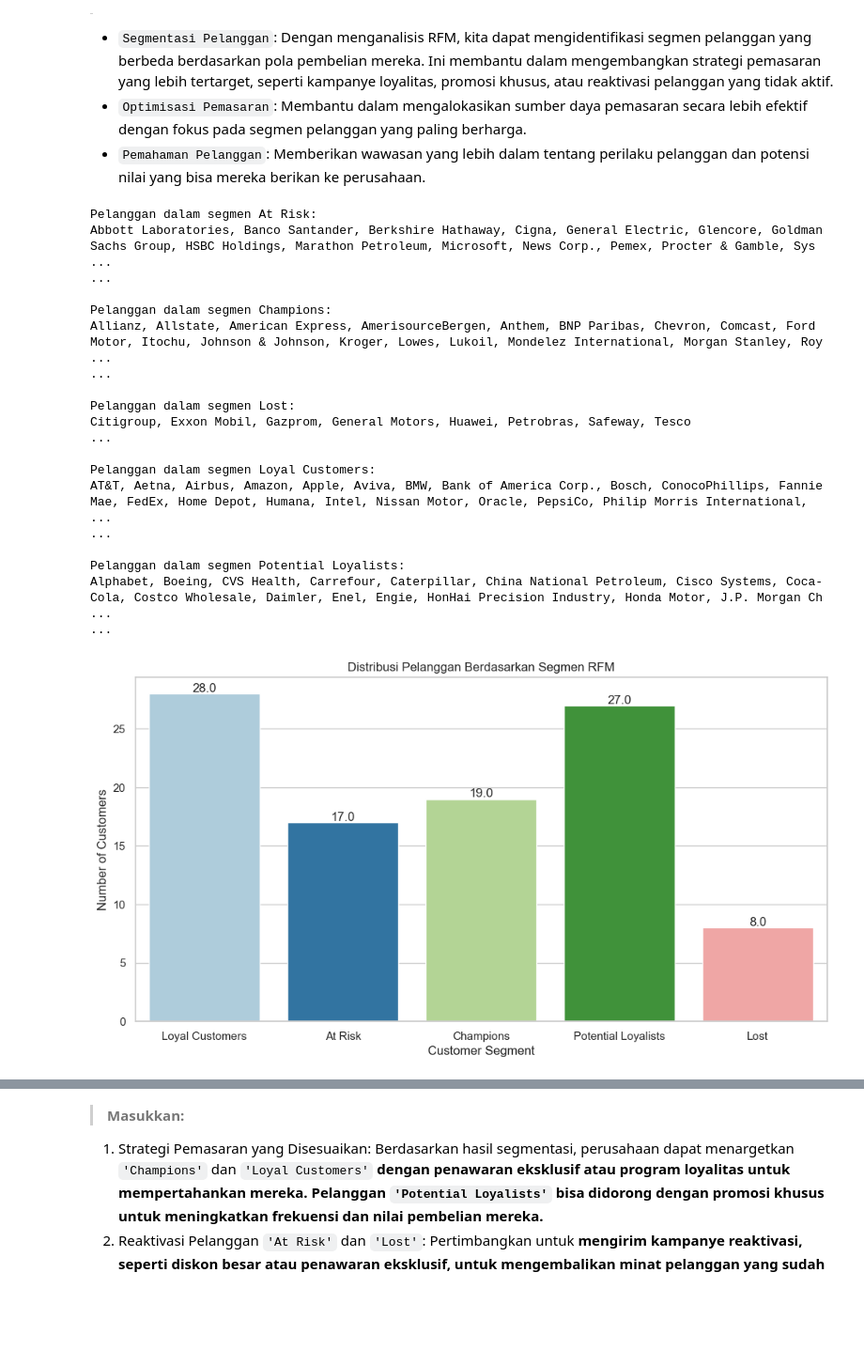
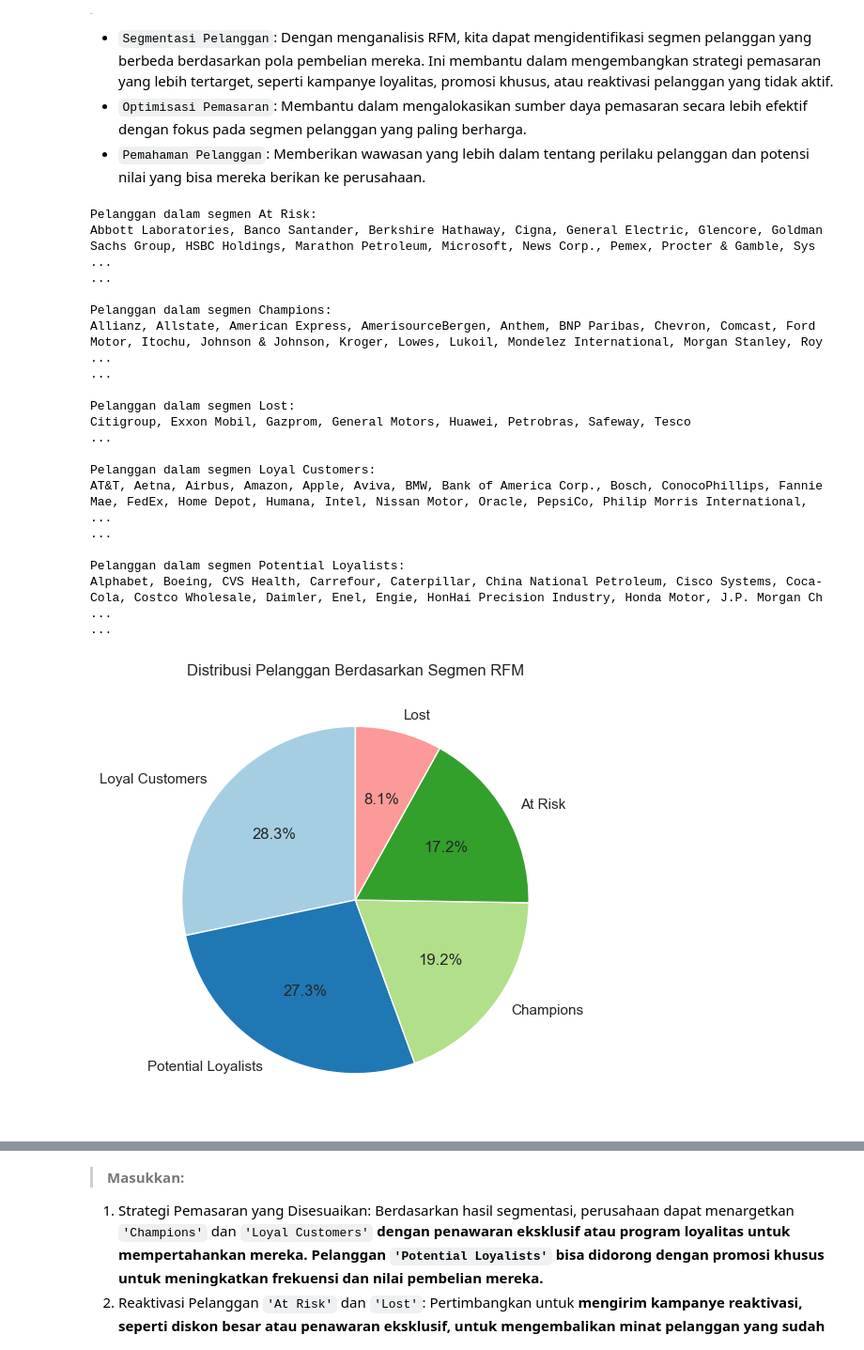
Before and after one commit to MRahmatHS/Capstone2_JCDS2504, a Jupyter notebook: Capstone II project Rahmat.ipynb, the cells around one changed output, grey strips where cells are left out. Shown at 94% size. Cells and saved outputs as stored; diff of their text form; code cells hidden in the pictures; blank space fills up the shorter version.

```diff
--- a/Capstone II project Rahmat.ipynb
+++ b/Capstone II project Rahmat.ipynb
@@ -649,7 +638,7 @@ Analisis ini bertujuan untuk mengevaluasi kinerja penjualan perusahaan dengan fo
 Analisis ini menganalisis bagaimana diskon mempengaruhi penjualan dan Profit Margin (%) dengan mengelompokkan data penjualan berdasarkan tingkat diskon yang diberikan.
 # %%
 # Rata-rata profit berdasarkan diskon
-average_profit_by_discount = df.groupby('Discount')['Profit Margin (%)'].mean()
+average_profit_by_discount = df.groupby('Discount')['Profit Margin (%)'].median()
 
 # Visualisasi
 plt.figure(figsize=(12, 6))
@@ -659,9 +648,9 @@ ax = sns.lineplot(x=average_profit_by_discount.index, y=average_profit_by_discou
 for x, y in zip(average_profit_by_discount.index, average_profit_by_discount.values):
     ax.annotate(f'{y:.2f}%', xy=(x, y), xytext=(5, 5), textcoords='offset points')
 
-plt.title('Average Profit Margin (%) by Discount Level')
+plt.title(' Profit Margin (%) by Discount Level')
 plt.xlabel('Discount')
-plt.ylabel('Average of Profit Margin (%)')
+plt.ylabel(' Median of Profit Margin (%)')
 plt.grid(True)
 plt.show()
 # %% [output]
@@ -1038,59 +1025,70 @@ segmen_list = rfm.groupby('Customer_Segment')['Customer'].apply(list).reset_inde
 for segment in segmen_list['Customer_Segment']:
     print(f"Pelanggan dalam segmen {segment}:")
     pelanggan = segmen_list[segmen_list['Customer_Segment'] == segment]['Customer'].values[0]
-    print(", ".join(pelanggan))  # Menampilkan 10 pelanggan pertama untuk setiap segmen
+    print(", ".join(pelanggan))
     print("...")
     print()
 
-# Visualisasi RFM
-plt.figure(figsize=(12, 6))
-ax = sns.countplot(data=rfm, x='Customer_Segment', palette='Paired')
+# # Visualisasi RFM
+# plt.figure(figsize=(12, 6))
+# ax = sns.countplot(data=rfm, x='Customer_Segment', palette='Paired')
 
-# Menambahkan anotasi jumlah pelanggan di atas setiap bar
-for p in ax.patches:
-    ax.annotate(f'{p.get_height()}',  # Jumlah pelanggan pada setiap bar
-                (p.get_x() + p.get_width() / 2., p.get_height()),  # Posisi anotasi
-                ha='center', va='center',
-                xytext=(0, 5),  # Jarak teks anotasi dari bar
-                textcoords='offset points')
+# # Menambahkan anotasi jumlah pelanggan di atas setiap bar
+# for p in ax.patches:
+#     ax.annotate(f'{p.get_height()}',  # Jumlah pelanggan pada setiap bar
+#                 (p.get_x() + p.get_width() / 2., p.get_height()),  # Posisi anotasi
+#                 ha='center', va='center',
+#                 xytext=(0, 5),  # Jarak teks anotasi dari bar
+#                 textcoords='offset points')
+# plt.title('Distribusi Pelanggan Berdasarkan Segmen RFM')
+# plt.xlabel('Customer Segment')
+# plt.ylabel('Number of Customers')
+
+
+# Visualisasi RFM: Mengganti dari Barplot ke Piechart
+plt.figure(figsize=(10, 6))
+rfm['Customer_Segment'].value_counts().plot.pie(
+    autopct='%1.1f%%',
+    colors=sns.color_palette('Paired'),
+    startangle=90,
+    wedgeprops=dict(edgecolor='w')
+)
 plt.title('Distribusi Pelanggan Berdasarkan Segmen RFM')
-plt.xlabel('Customer Segment')
-plt.ylabel('Number of Customers')
-
+plt.ylabel('')  # Menghilangkan label y-axis
 
 # Menghitung jumlah pelanggan di setiap segmen
 segment_counts = rfm['Customer_Segment'].value_counts().reset_index()
 segment_counts.columns = ['Segment', 'Count']
 
 # Membuat Treemap
 plt.figure(figsize=(12, 6))
 squarify.plot(sizes=segment_counts['Count'], label=segment_counts['Segment'], alpha=.8, color=sns.color_palette("Paired"))
 plt.title('RFM Segments')
 plt.axis()
 
 plt.tight_layout()
 plt.show()
 # %% [output]
 Pelanggan dalam segmen At Risk:
 Abbott Laboratories, Banco Santander, Berkshire Hathaway, Cigna, General Electric, Glencore, Goldman Sachs Group, HSBC Holdings, Marathon Petroleum, Microsoft, News Corp., Pemex, Procter & Gamble, Sys ...
 ...
 
 Pelanggan dalam segmen Champions:
 Allianz, Allstate, American Express, AmerisourceBergen, Anthem, BNP Paribas, Chevron, Comcast, Ford Motor, Itochu, Johnson & Johnson, Kroger, Lowes, Lukoil, Mondelez International, Morgan Stanley, Roy ...
 ...
 
 Pelanggan dalam segmen Lost:
 Citigroup, Exxon Mobil, Gazprom, General Motors, Huawei, Petrobras, Safeway, Tesco
 ...
 
 Pelanggan dalam segmen Loyal Customers:
 AT&T, Aetna, Airbus, Amazon, Apple, Aviva, BMW, Bank of America Corp., Bosch, ConocoPhillips, Fannie Mae, FedEx, Home Depot, Humana, Intel, Nissan Motor, Oracle, PepsiCo, Philip Morris International,  ...
 ...
 
 Pelanggan dalam segmen Potential Loyalists:
 Alphabet, Boeing, CVS Health, Carrefour, Caterpillar, China National Petroleum, Cisco Systems, Coca-Cola, Costco Wholesale, Daimler, Enel, Engie, HonHai Precision Industry, Honda Motor, J.P. Morgan Ch ...
 ...
-[figure, old version]
+[figure, new version]
 [figure]
 # %% [markdown]
 > **Interpretasi :**
```
Also changed, not shown: parts of 28 cells of this notebook, 1 other file.
